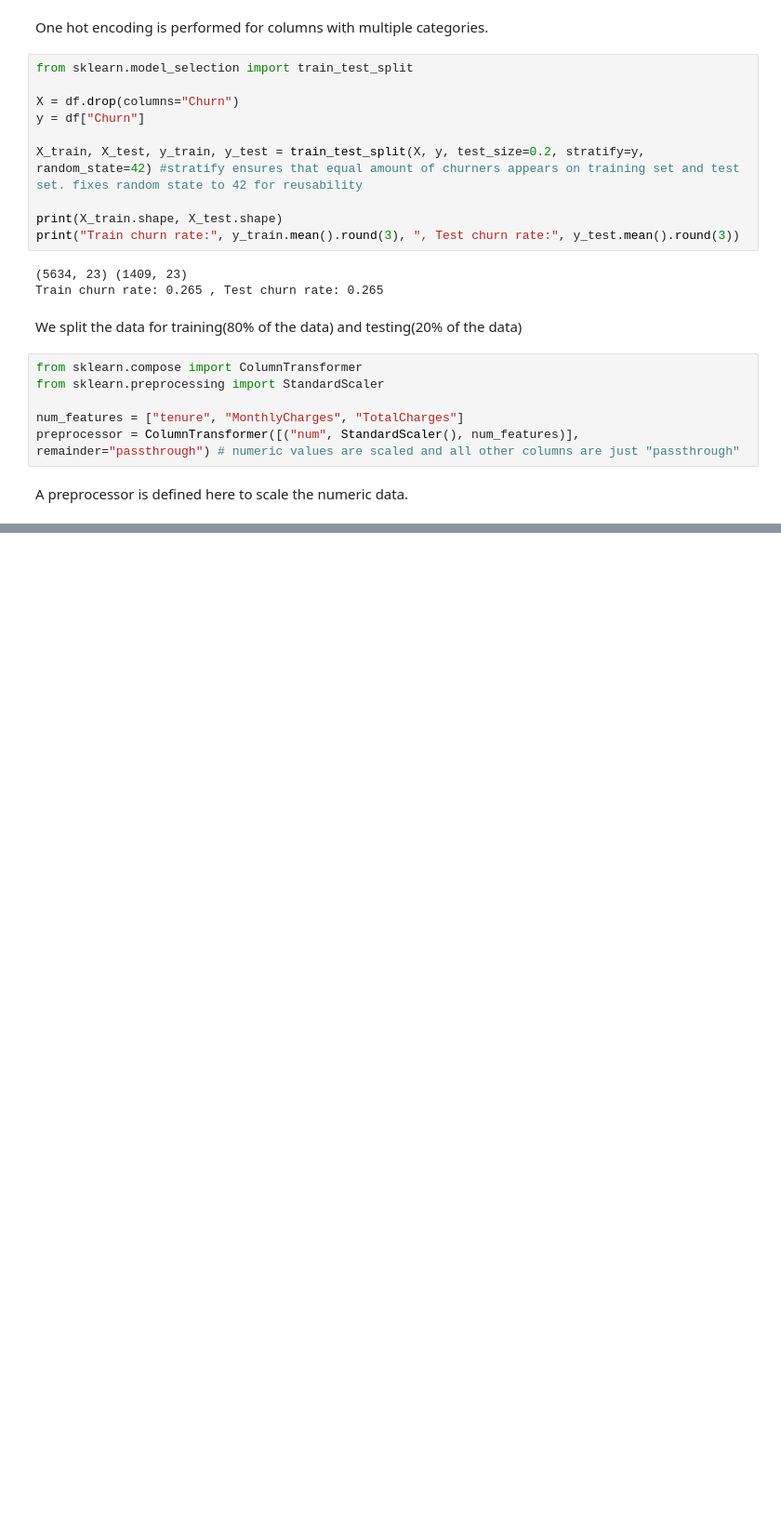
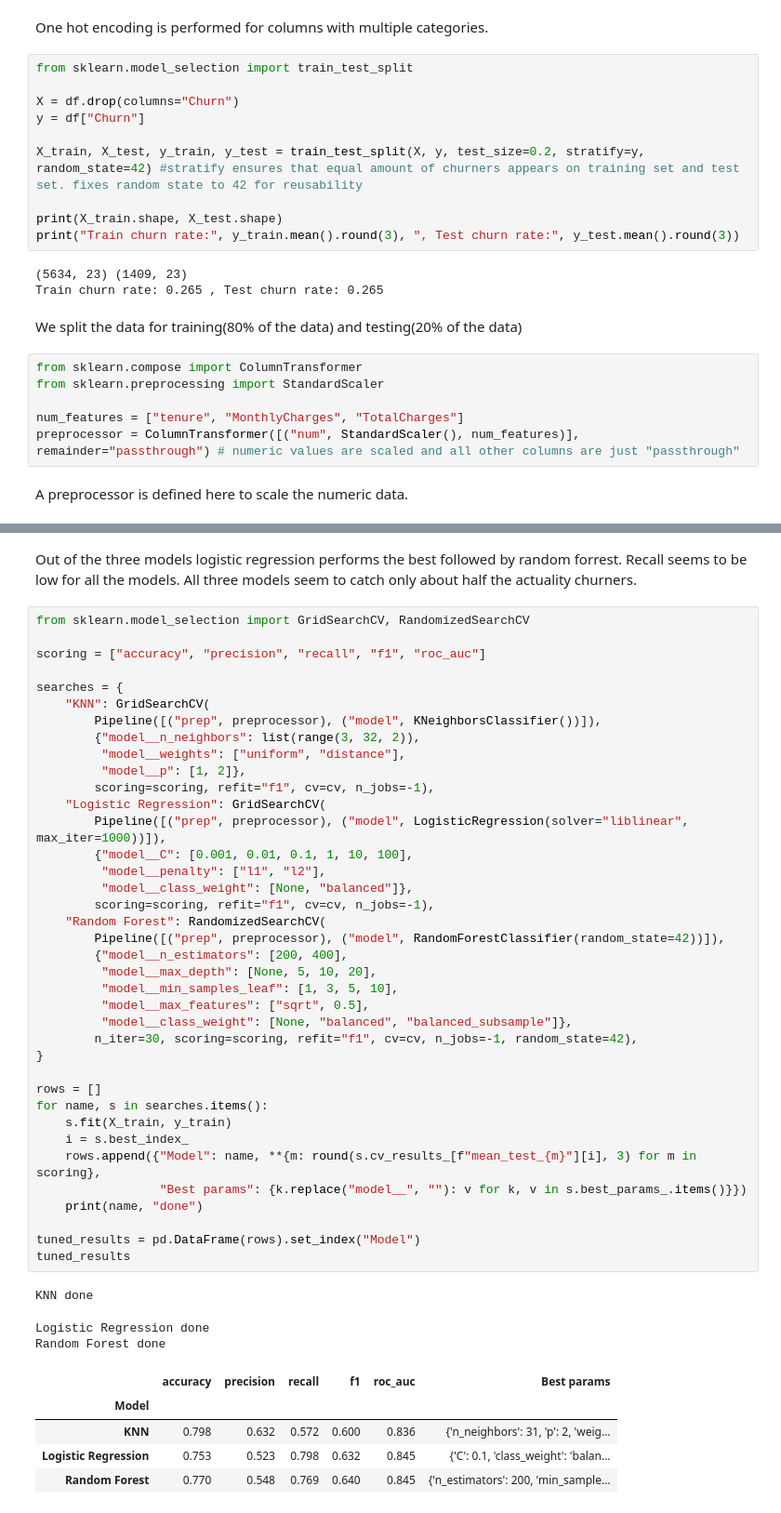
Before and after one commit to yindrasoma/CM2604---Coursework, a Jupyter notebook: notebooks/analysis.ipynb, the cells around one changed output, grey strips where cells are left out. Shown at 93% size. Saved outputs shown, nothing was run; the diff lists cells and outputs as text; blank space fills up the shorter version.

Commit message:
Perform hyperparameter tuning for all three models.

```diff
--- a/notebooks/analysis.ipynb
+++ b/notebooks/analysis.ipynb
@@ -244,3 +244,52 @@ baseline_results
 | KNN | 0.768 | 0.567 | 0.531 | 0.548 | 0.780 |
 | Logistic Regression | 0.802 | 0.654 | 0.543 | 0.593 | 0.846 |
 | Random Forest | 0.790 | 0.641 | 0.480 | 0.548 | 0.824 |
+# %% [markdown]
+Out of the three models logistic regression performs the best followed by random forrest. Recall seems to be low for all the models. All three models seem to catch only about half the actuality churners.
+# %%
+from sklearn.model_selection import GridSearchCV, RandomizedSearchCV
+
+scoring = ["accuracy", "precision", "recall", "f1", "roc_auc"]
+
+searches = {
+    "KNN": GridSearchCV(
+        Pipeline([("prep", preprocessor), ("model", KNeighborsClassifier())]),
+        {"model__n_neighbors": list(range(3, 32, 2)),
+         "model__weights": ["uniform", "distance"],
+         "model__p": [1, 2]},
+        scoring=scoring, refit="f1", cv=cv, n_jobs=-1),
+    "Logistic Regression": GridSearchCV(
+        Pipeline([("prep", preprocessor), ("model", LogisticRegression(solver="liblinear", max_iter=1000))]),
+        {"model__C": [0.001, 0.01, 0.1, 1, 10, 100],
+         "model__penalty": ["l1", "l2"],
+         "model__class_weight": [None, "balanced"]},
+        scoring=scoring, refit="f1", cv=cv, n_jobs=-1),
+    "Random Forest": RandomizedSearchCV(
+        Pipeline([("prep", preprocessor), ("model", RandomForestClassifier(random_state=42))]),
+        {"model__n_estimators": [200, 400],
+         "model__max_depth": [None, 5, 10, 20],
+         "model__min_samples_leaf": [1, 3, 5, 10],
+         "model__max_features": ["sqrt", 0.5],
+         "model__class_weight": [None, "balanced", "balanced_subsample"]},
+        n_iter=30, scoring=scoring, refit="f1", cv=cv, n_jobs=-1, random_state=42),
+}
+
+rows = []
+for name, s in searches.items():
+    s.fit(X_train, y_train)
+    i = s.best_index_
+    rows.append({"Model": name, **{m: round(s.cv_results_[f"mean_test_{m}"][i], 3) for m in scoring},
+                 "Best params": {k.replace("model__", ""): v for k, v in s.best_params_.items()}})
+    print(name, "done")
+
+tuned_results = pd.DataFrame(rows).set_index("Model")
+tuned_results
+# %% [output]
+KNN done
+Logistic Regression done
+Random Forest done
+|  | accuracy | precision | recall | f1 | roc_auc | Best params |
+| Model |  |  |  |  |  |  |
+| KNN | 0.798 | 0.632 | 0.572 | 0.600 | 0.836 | {'n_neighbors': 31, 'p': 2, 'weig... |
+| Logistic Regression | 0.753 | 0.523 | 0.798 | 0.632 | 0.845 | {'C': 0.1, 'class_weight': 'balan... |
+| Random Forest | 0.770 | 0.548 | 0.769 | 0.640 | 0.845 | {'n_estimators': 200, 'min_sample... |
```
Also changed, not shown: parts of 2 cells of this notebook.
